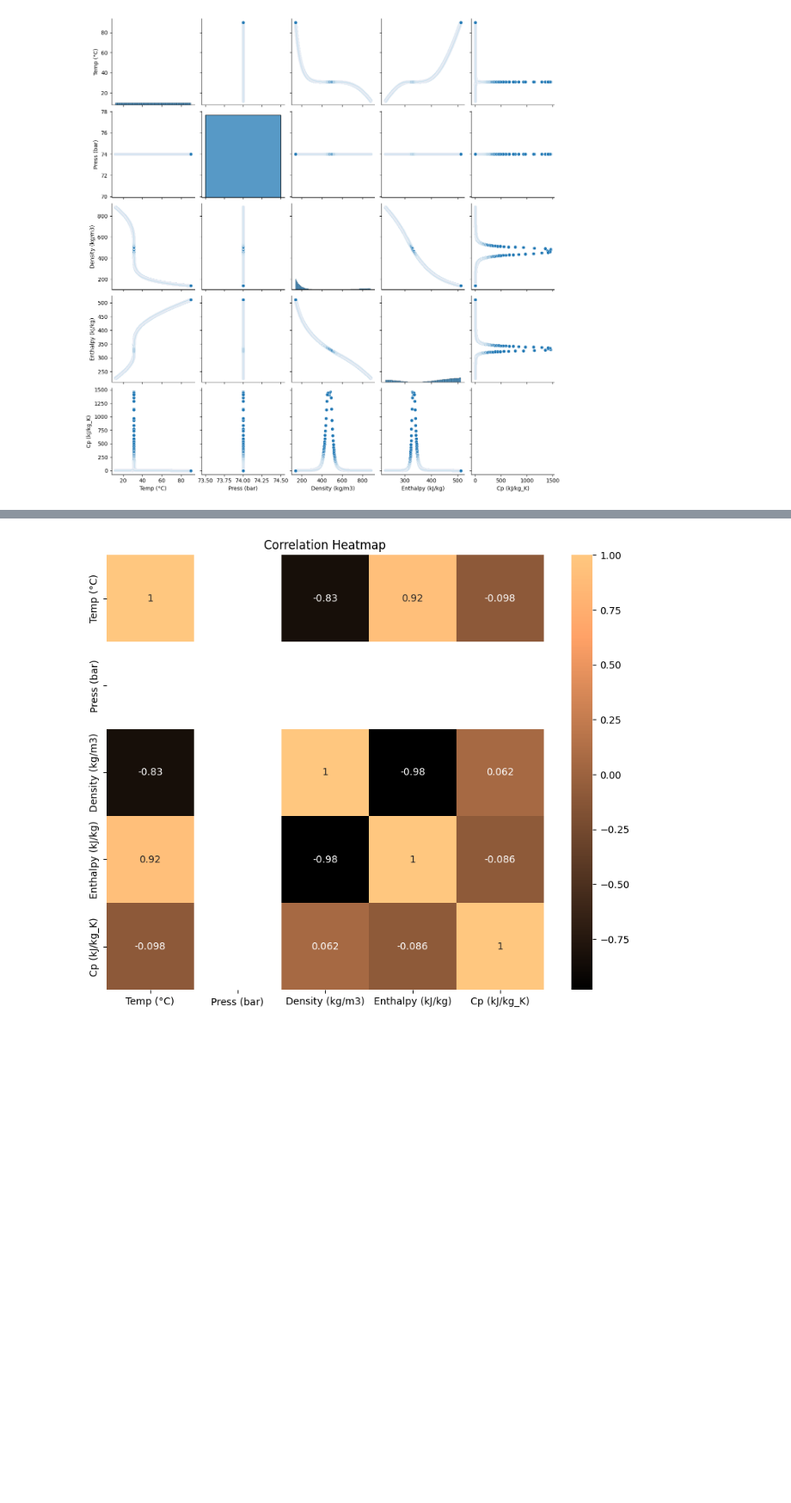
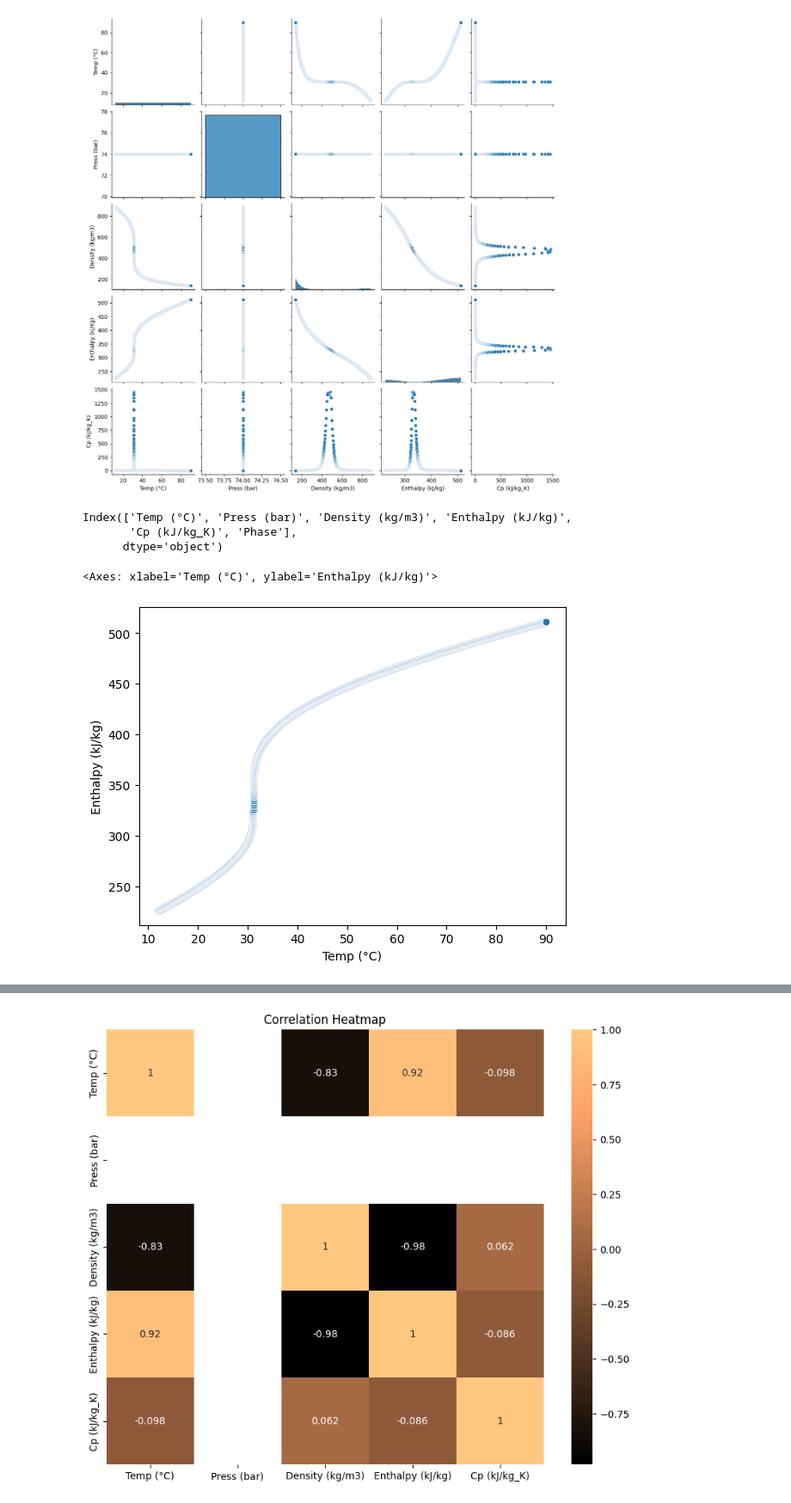
Before and after one commit to HarikrishnanK9/DataSymphony, a Jupyter notebook: JobelSirResearchData.ipynb, the cells around one changed output, grey strips where cells are left out. Shown at 86% size. Cells and saved outputs as stored; diff of their text form; code cells hidden in the pictures; blank space fills up the shorter version.

```diff
--- a/JobelSirResearchData.ipynb
+++ b/JobelSirResearchData.ipynb
@@ -98,3 +169,14 @@ sns.pairplot(df)
 # %% [output]
 <seaborn.axisgrid.PairGrid at 0x...>
 [figure]
+# %%
+df.columns
+# %% [output]
+Index(['Temp (°C)', 'Press (bar)', 'Density (kg/m3)', 'Enthalpy (kJ/kg)',
+       'Cp (kJ/kg_K)', 'Phase'],
+      dtype='object')
+# %%
+sns.scatterplot(x='Temp (°C)',y='Enthalpy (kJ/kg)',data=df)
+# %% [output]
+<Axes: xlabel='Temp (°C)', ylabel='Enthalpy (kJ/kg)'>
+[figure, added]
```
Also changed, not shown: parts of 27 cells of this notebook.
